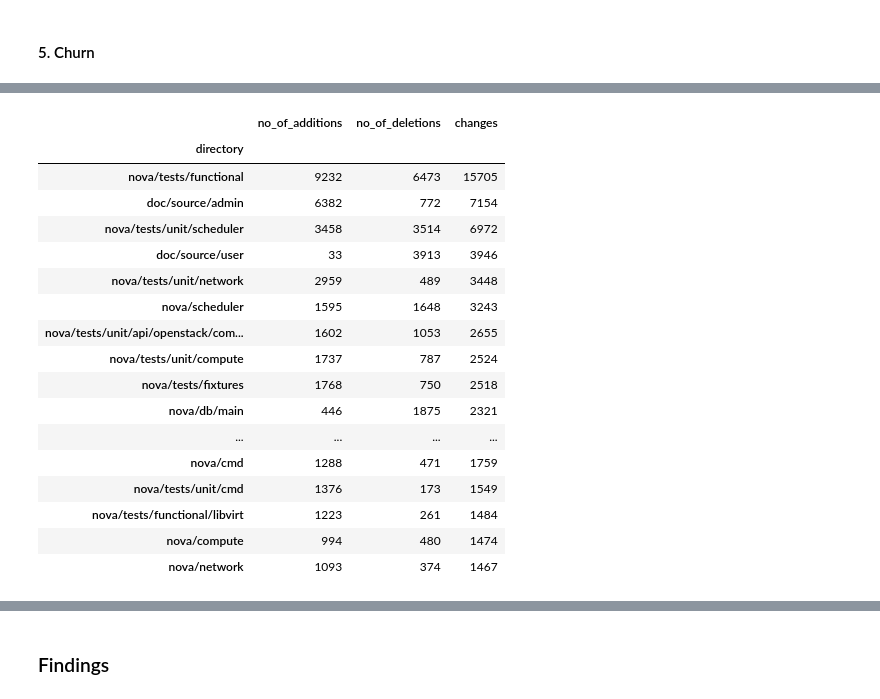
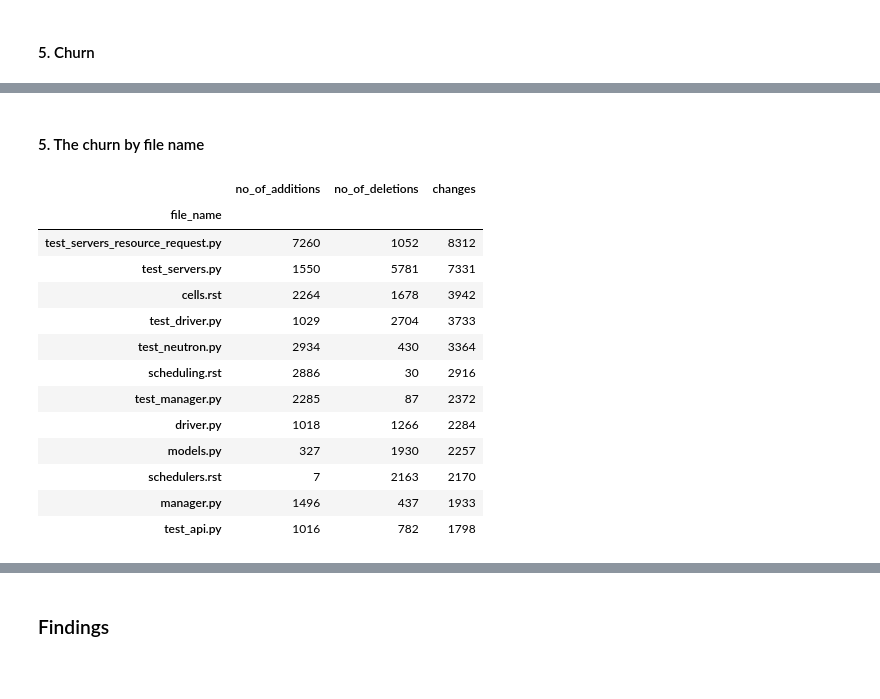
Before and after one commit to TempleOkosun/Mining-OpenStackNova, a Jupyter notebook: Mining OpenStackNova Repo Notebook.ipynb, the cells around one changed output, grey strips where cells are left out. Cells and saved outputs as stored; diff of their text form; code cells hidden in the pictures; blank space fills up the shorter version.

```diff
--- a/Mining OpenStackNova Repo Notebook.ipynb
+++ b/Mining OpenStackNova Repo Notebook.ipynb
@@ -304,21 +369,19 @@ df.groupby('directory').agg({'changes': ['count', 'min', 'max']})
+# %% [markdown]
+#### 5. The churn by file name
 # %%
-df.groupby('directory').sum().sort_values(by='changes',ascending=False).head(20)
+df.groupby('file_name').sum().sort_values(by='changes', ascending=False).head(12)
 # %% [output]
 |  | no_of_additions | no_of_deletions | changes |
-| directory |  |  |  |
-| nova/tests/functional | 9232 | 6473 | 15705 |
-| doc/source/admin | 6382 | 772 | 7154 |
-| nova/tests/unit/scheduler | 3458 | 3514 | 6972 |
-| doc/source/user | 33 | 3913 | 3946 |
-| nova/tests/unit/network | 2959 | 489 | 3448 |
-| nova/scheduler | 1595 | 1648 | 3243 |
-| nova/tests/unit/api/openstack/com... | 1602 | 1053 | 2655 |
-| nova/tests/unit/compute | 1737 | 787 | 2524 |
-| nova/tests/fixtures | 1768 | 750 | 2518 |
-| nova/db/main | 446 | 1875 | 2321 |
-| ... | ... | ... | ... |
-| nova/cmd | 1288 | 471 | 1759 |
-| nova/tests/unit/cmd | 1376 | 173 | 1549 |
-| nova/tests/functional/libvirt | 1223 | 261 | 1484 |
-| nova/compute | 994 | 480 | 1474 |
-| nova/network | 1093 | 374 | 1467 |
+| file_name |  |  |  |
+| test_servers_resource_request.py | 7260 | 1052 | 8312 |
+| test_servers.py | 1550 | 5781 | 7331 |
+| cells.rst | 2264 | 1678 | 3942 |
+| test_driver.py | 1029 | 2704 | 3733 |
+| test_neutron.py | 2934 | 430 | 3364 |
+| scheduling.rst | 2886 | 30 | 2916 |
+| test_manager.py | 2285 | 87 | 2372 |
+| driver.py | 1018 | 1266 | 2284 |
+| models.py | 327 | 1930 | 2257 |
+| schedulers.rst | 7 | 2163 | 2170 |
+| manager.py | 1496 | 437 | 1933 |
+| test_api.py | 1016 | 782 | 1798 |
```
Also changed, not shown: parts of 36 cells of this notebook, 2 other files.
